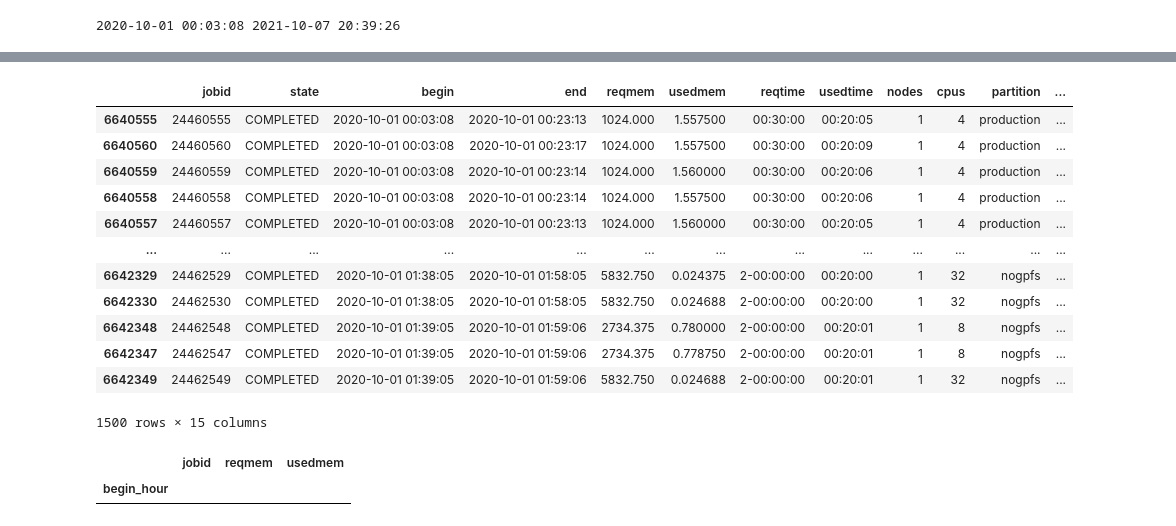
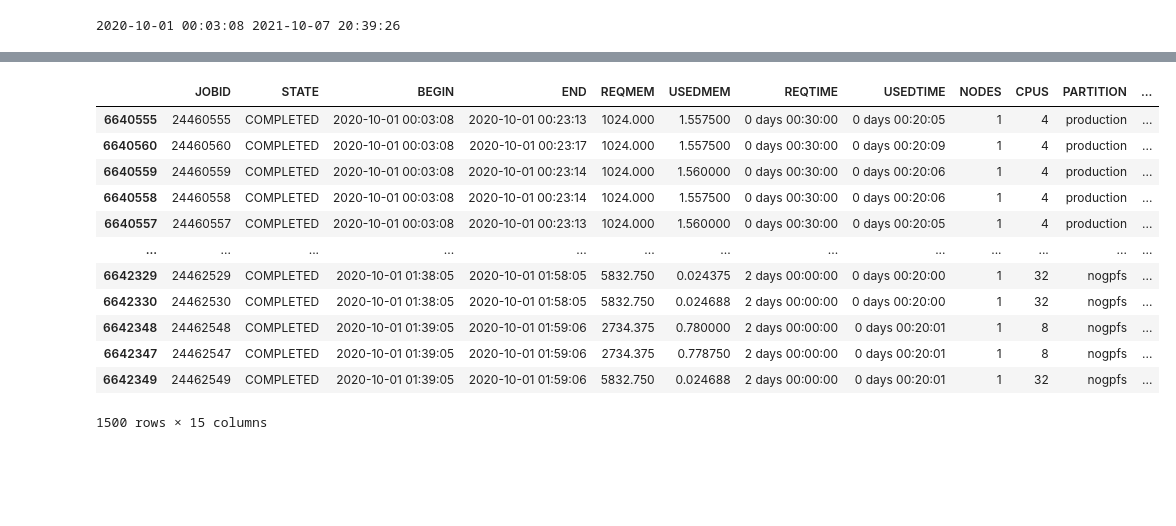
Before and after one commit to nss-data-science-cohort-5/accre-black-licorice, a Jupyter notebook: Accre-project-Jacob.ipynb, the cells around one changed output, grey strips where cells are left out. Cells and saved outputs as stored; diff of their text form; code cells hidden in the pictures; blank space fills up the shorter version.

```diff
--- a/Accre-project-Jacob.ipynb
+++ b/Accre-project-Jacob.ipynb
@@ -85,8 +90,8 @@ fullsample_df[fullsample_df['reqmem_unit'] == 'Mc']['reqmem'].nunique()
 # %% [output]
 58
 # %%
-fullsample_df['usedmem'] = fullsample_df['usedmem'].str.replace(r'\D+','')
+fullsample_df['USEDMEM'] = fullsample_df['USEDMEM'].str.replace(r'\D+','')
 # %%
 #divided by 100 to keep decimals.
-fullsample_df['usedmem'] = fullsample_df['usedmem'].astype(int)/100
+fullsample_df['USEDMEM'] = fullsample_df['USEDMEM'].astype(int)/100
 # %%
@@ -107,3 +112,3 @@ Name: usedmem, Length: 7395885, dtype: float64
 # %%
-fullsample_df['usedmem'] = (fullsample_df['usedmem']*fullsample_df['nodes'])/fullsample_df['cpus']
+fullsample_df['USEDMEM'] = (fullsample_df['USEDMEM']*fullsample_df['NODES'])/fullsample_df['CPUS']
 # %%
@@ -208,21 +134,21 @@ ax.legend(['count','average'])
 # %%
-fullsample_df = fullsample_df.sort_values('begin')
+fullsample_df = fullsample_df.sort_values('BEGIN')
 # %%
-fullsample_df['begin_hour'] = fullsample_df['begin'].dt.floor('H')
-fullsample_df['end_hour'] = fullsample_df['end'].dt.floor('H')
+fullsample_df['BEGINHOUR'] = fullsample_df['BEGIN'].dt.floor('H')
+fullsample_df['ENDHOUR'] = fullsample_df['END'].dt.floor('H')
 fullsample_df.head(1500)
 # %% [output]
-|  | jobid | state | begin | end | reqmem | usedmem | reqtime | usedtime | nodes | cpus | partition | ... |
-| 6640555 | 24460555 | COMPLETED | 2020-10-01 00:03:08 | 2020-10-01 00:23:13 | 1024.000 | 1.557500 | 00:30:00 | 00:20:05 | 1 | 4 | production | ... |
-| 6640560 | 24460560 | COMPLETED | 2020-10-01 00:03:08 | 2020-10-01 00:23:17 | 1024.000 | 1.557500 | 00:30:00 | 00:20:09 | 1 | 4 | production | ... |
-| 6640559 | 24460559 | COMPLETED | 2020-10-01 00:03:08 | 2020-10-01 00:23:14 | 1024.000 | 1.560000 | 00:30:00 | 00:20:06 | 1 | 4 | production | ... |
-| 6640558 | 24460558 | COMPLETED | 2020-10-01 00:03:08 | 2020-10-01 00:23:14 | 1024.000 | 1.557500 | 00:30:00 | 00:20:06 | 1 | 4 | production | ... |
-| 6640557 | 24460557 | COMPLETED | 2020-10-01 00:03:08 | 2020-10-01 00:23:13 | 1024.000 | 1.560000 | 00:30:00 | 00:20:05 | 1 | 4 | production | ... |
+|  | JOBID | STATE | BEGIN | END | REQMEM | USEDMEM | REQTIME | USEDTIME | NODES | CPUS | PARTITION | ... |
+| 6640555 | 24460555 | COMPLETED | 2020-10-01 00:03:08 | 2020-10-01 00:23:13 | 1024.000 | 1.557500 | 0 days 00:30:00 | 0 days 00:20:05 | 1 | 4 | production | ... |
+| 6640560 | 24460560 | COMPLETED | 2020-10-01 00:03:08 | 2020-10-01 00:23:17 | 1024.000 | 1.557500 | 0 days 00:30:00 | 0 days 00:20:09 | 1 | 4 | production | ... |
+| 6640559 | 24460559 | COMPLETED | 2020-10-01 00:03:08 | 2020-10-01 00:23:14 | 1024.000 | 1.560000 | 0 days 00:30:00 | 0 days 00:20:06 | 1 | 4 | production | ... |
+| 6640558 | 24460558 | COMPLETED | 2020-10-01 00:03:08 | 2020-10-01 00:23:14 | 1024.000 | 1.557500 | 0 days 00:30:00 | 0 days 00:20:06 | 1 | 4 | production | ... |
+| 6640557 | 24460557 | COMPLETED | 2020-10-01 00:03:08 | 2020-10-01 00:23:13 | 1024.000 | 1.560000 | 0 days 00:30:00 | 0 days 00:20:05 | 1 | 4 | production | ... |
 | ... | ... | ... | ... | ... | ... | ... | ... | ... | ... | ... | ... | ... |
-| 6642329 | 24462529 | COMPLETED | 2020-10-01 01:38:05 | 2020-10-01 01:58:05 | 5832.750 | 0.024375 | 2-00:00:00 | 00:20:00 | 1 | 32 | nogpfs | ... |
-| 6642330 | 24462530 | COMPLETED | 2020-10-01 01:38:05 | 2020-10-01 01:58:05 | 5832.750 | 0.024688 | 2-00:00:00 | 00:20:00 | 1 | 32 | nogpfs | ... |
-| 6642348 | 24462548 | COMPLETED | 2020-10-01 01:39:05 | 2020-10-01 01:59:06 | 2734.375 | 0.780000 | 2-00:00:00 | 00:20:01 | 1 | 8 | nogpfs | ... |
-| 6642347 | 24462547 | COMPLETED | 2020-10-01 01:39:05 | 2020-10-01 01:59:06 | 2734.375 | 0.778750 | 2-00:00:00 | 00:20:01 | 1 | 8 | nogpfs | ... |
-| 6642349 | 24462549 | COMPLETED | 2020-10-01 01:39:05 | 2020-10-01 01:59:06 | 5832.750 | 0.024688 | 2-00:00:00 | 00:20:01 | 1 | 32 | nogpfs | ... |
+| 6642329 | 24462529 | COMPLETED | 2020-10-01 01:38:05 | 2020-10-01 01:58:05 | 5832.750 | 0.024375 | 2 days 00:00:00 | 0 days 00:20:00 | 1 | 32 | nogpfs | ... |
+| 6642330 | 24462530 | COMPLETED | 2020-10-01 01:38:05 | 2020-10-01 01:58:05 | 5832.750 | 0.024688 | 2 days 00:00:00 | 0 days 00:20:00 | 1 | 32 | nogpfs | ... |
+| 6642348 | 24462548 | COMPLETED | 2020-10-01 01:39:05 | 2020-10-01 01:59:06 | 2734.375 | 0.780000 | 2 days 00:00:00 | 0 days 00:20:01 | 1 | 8 | nogpfs | ... |
+| 6642347 | 24462547 | COMPLETED | 2020-10-01 01:39:05 | 2020-10-01 01:59:06 | 2734.375 | 0.778750 | 2 days 00:00:00 | 0 days 00:20:01 | 1 | 8 | nogpfs | ... |
+| 6642349 | 24462549 | COMPLETED | 2020-10-01 01:39:05 | 2020-10-01 01:59:06 | 5832.750 | 0.024688 | 2 days 00:00:00 | 0 days 00:20:01 | 1 | 32 | nogpfs | ... |
 1500 rows × 15 columns
 # %%
@@ -230,6 +155,0 @@ jobs_count_per_hour2 = fullsample_df.groupby('begin_hour')[['jobid','reqmem','us
-# %%
-jobs_count_per_hour2 = pd.DataFrame(jobs_count_per_hour2)
-jobs_count_per_hour2[jobs_count_per_hour2['jobid'] == 0]
-# %% [output]
-|  | jobid | reqmem | usedmem |
-| begin_hour |  |  |  |
```
Also changed, not shown: parts of 59 cells of this notebook.
